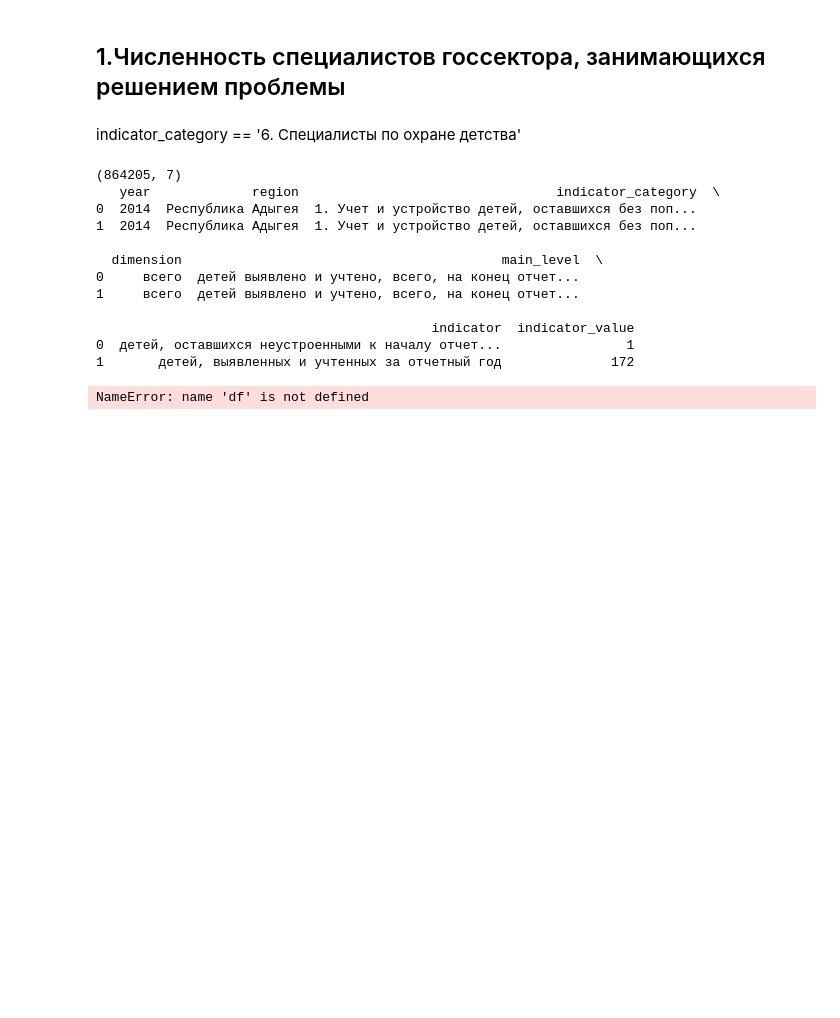
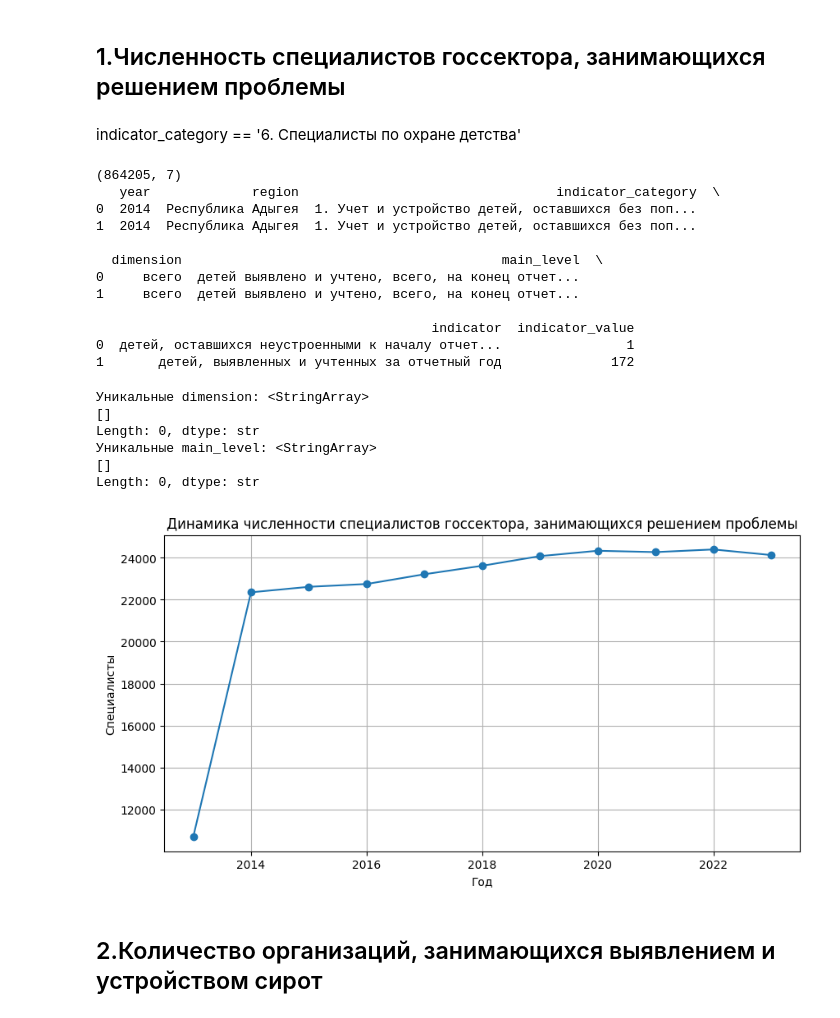
Before and after one commit to manifoldmind/Orphans-data-analysis, a Jupyter notebook: 2 resources.ipynb, the cells around one changed output. Drawn from its saved outputs; the diff is of its cells as text; code cells hidden in the pictures; blank space fills up the shorter version.

```diff
--- a/2 resources.ipynb
+++ b/2 resources.ipynb
@@ -34,8 +34,36 @@ print(df.head(2))
 0  детей, оставшихся неустроенными к началу отчет...                1
 1       детей, выявленных и учтенных за отчетный год              172
 # %%
-df_about_spec_rows = df[df['indicator_category'] == '6. Специалисты по охране детства']
+df_about_spec_rows = df[(df['indicator_category'] == '6. Специалисты по охране детства') & (df['dimension'] == 'всего') & \
+                        df['main_level'] == 'общая численность специалистов по охране детства'
+                        ]
 print("Уникальные dimension:", df_about_spec_rows['dimension'].unique())
 print("Уникальные main_level:", df_about_spec_rows['main_level'].unique())
 # %% [output]
-NameError: name 'df' is not defined
+Уникальные dimension: <StringArray>
+[]
+Length: 0, dtype: str
+Уникальные main_level: <StringArray>
+[]
+Length: 0, dtype: str
+# %%
+df_about_spec_rows = df[(df['indicator_category'] == '6. Специалисты по охране детства') & (df['dimension'] == 'всего') & \
+                        (df['main_level'] == 'общая численность специалистов по охране детства')
+]
+
+specs_by_year = df_about_spec_rows.groupby('year')['indicator_value'].sum().reset_index()
+# %%
+import matplotlib.pyplot as plt
+
+plt.figure(figsize=(10, 5))
+"""Горизонт - год, вертикаль - число сирот"""
+plt.plot(specs_by_year['year'], specs_by_year['indicator_value'], marker='o', linestyle='-')
+plt.title('Динамика численности специалистов госсектора, занимающихся решением проблемы')
+plt.xlabel('Год')
+plt.ylabel('Специалисты')
+plt.grid(True)
+plt.show()
+# %% [output]
+[figure, added]
+# %% [markdown]
+## 2.Количество организаций, занимающихся выявлением и устройством сирот
```
Also changed, not shown: parts of 4 cells of this notebook, 2 other files.
